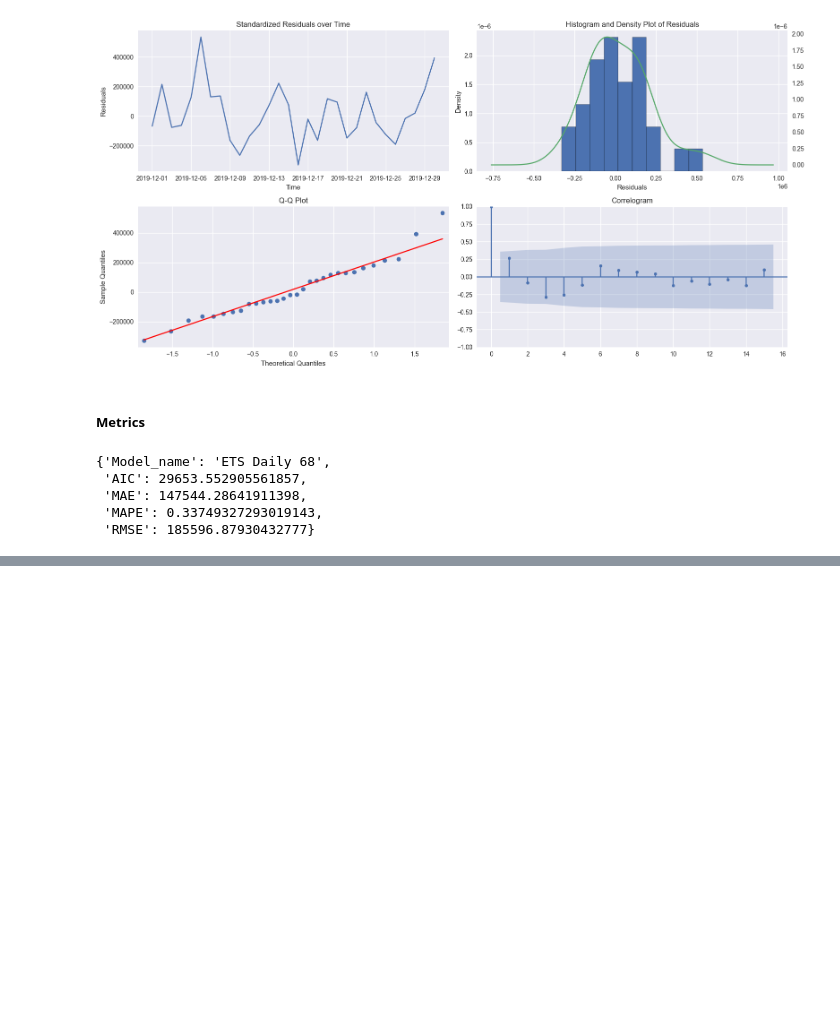
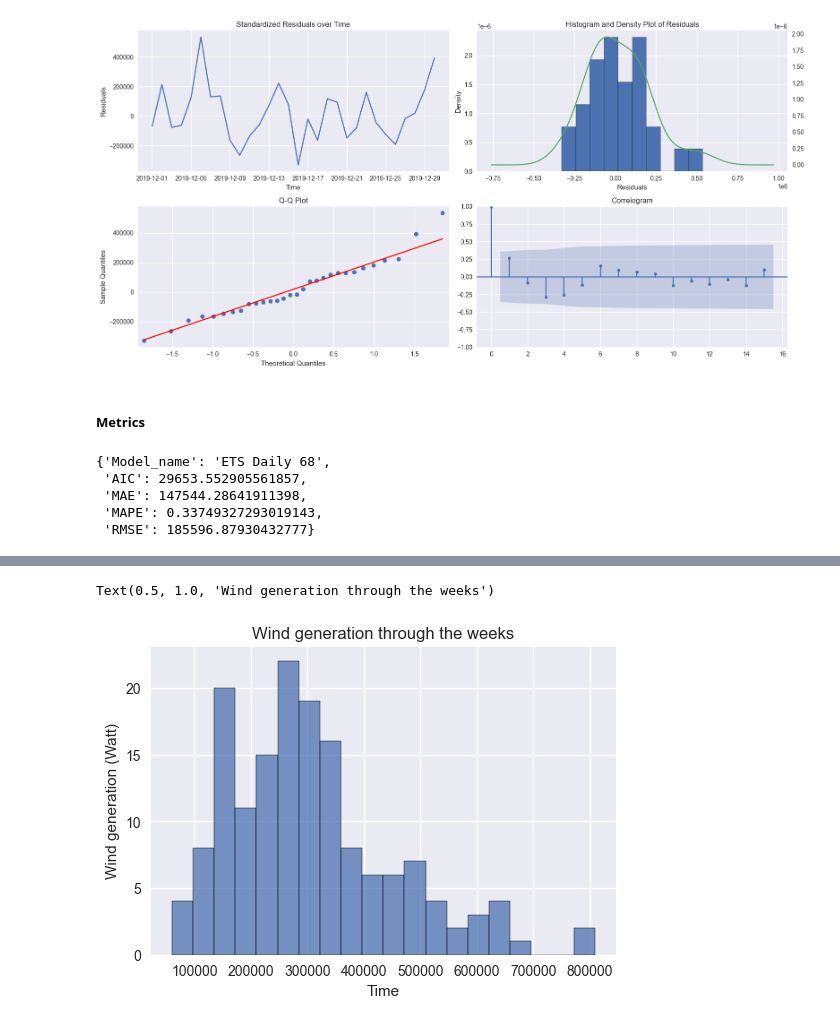
Before and after one commit to AlessandroSignoretto/Statistical_Models_project, a Jupyter notebook: Models_project.ipynb, the cells around one changed output, grey strips where cells are left out. Drawn from its saved outputs; the diff is of its cells as text; code cells hidden in the pictures; blank space fills up the shorter version.

```diff
--- a/Models_project.ipynb
+++ b/Models_project.ipynb
@@ -702,0 +740,9 @@ ets_68
+# %%
+plt.figure(figsize=(6,4))
+sns.histplot(Wind_weekly.wind_generation_actual, bins=20)
+plt.ylabel("Wind generation (Watt)")
+plt.xlabel('Time')
+plt.title("Wind generation through the weeks")
+# %% [output]
+Text(0.5, 1.0, 'Wind generation through the weeks')
+[figure, added]
```
Also changed, not shown: parts of 15 cells of this notebook.
